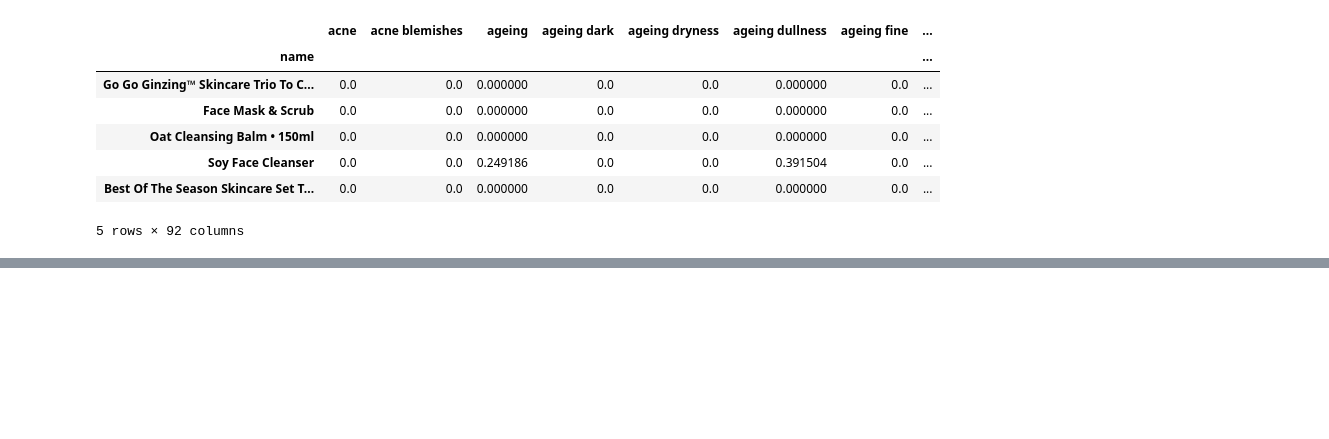
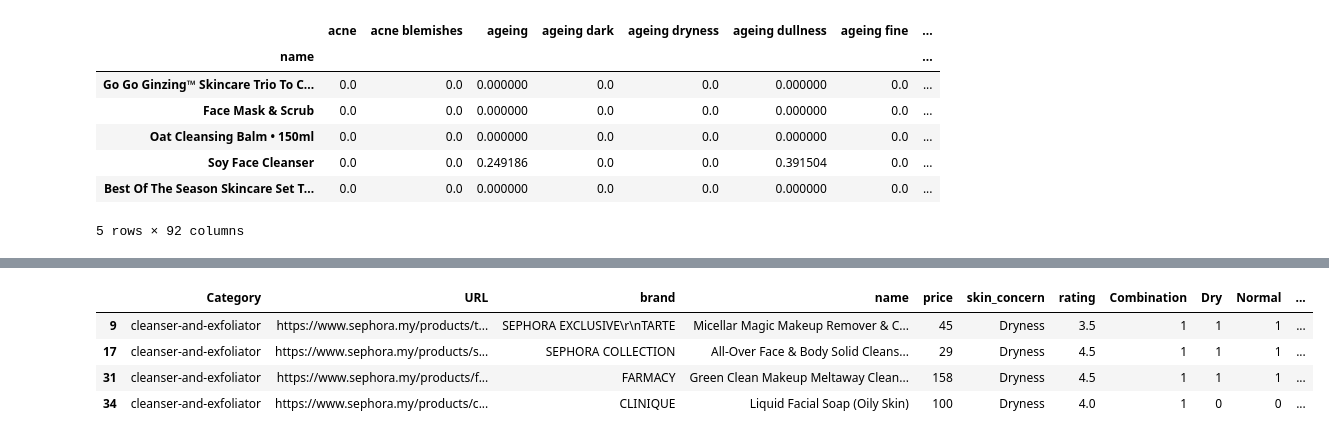
Before and after one commit to aminlofi/contentbased-recommender, a Jupyter notebook: modelling/recommender-model.ipynb, the cells around one changed output, grey strips where cells are left out. Saved outputs shown, nothing was run; the diff lists cells and outputs as text; code cells hidden in the pictures; blank space fills up the shorter version.

```diff
--- a/modelling/recommender-model.ipynb
+++ b/modelling/recommender-model.ipynb
@@ -59,10 +60,12 @@ cosine_sim = linear_kernel(tfidf_matrix, tfidf_matrix)
 
 indices = pd.Series(df_4.index, index=df_4['name'])
 # %%
+# recommend products based on similarities of user past products
+
 def recommend_products_by_content(product):
     idx = indices[product]
     sim_scores = list(enumerate(cosine_sim[idx]))
     sim_scores = sorted(sim_scores, key=lambda x: x[1], reverse=True)
-    sim_scores = sim_scores[0:5]
+    sim_scores = sim_scores[1:5]
     product_indices = [i[0] for i in sim_scores]
-    return df_4.iloc[product_indices]
+    return (df_4.iloc[product_indices])
@@ -77,0 +72,8 @@ recommend_products_by_content('Fresh Calming Balancing Toner')
+# %%
+recommend_products_by_content('Moist Cream Cleanser')
+# %% [output]
+|  | Category | URL | brand | name | price | skin_concern | rating | Combination | Dry | Normal | ... |
+| 9 | cleanser-and-exfoliator | https://www.sephora.my/products/t... | SEPHORA EXCLUSIVE\r\nTARTE | Micellar Magic Makeup Remover & C... | 45 | Dryness | 3.5 | 1 | 1 | 1 | ... |
+| 17 | cleanser-and-exfoliator | https://www.sephora.my/products/s... | SEPHORA COLLECTION | All-Over Face & Body Solid Cleans... | 29 | Dryness | 4.5 | 1 | 1 | 1 | ... |
+| 31 | cleanser-and-exfoliator | https://www.sephora.my/products/f... | FARMACY | Green Clean Makeup Meltaway Clean... | 158 | Dryness | 4.5 | 1 | 1 | 1 | ... |
+| 34 | cleanser-and-exfoliator | https://www.sephora.my/products/c... | CLINIQUE | Liquid Facial Soap (Oily Skin) | 100 | Dryness | 4.0 | 1 | 0 | 0 | ... |
```
Also changed, not shown: parts of 6 cells of this notebook, 3 other files.
